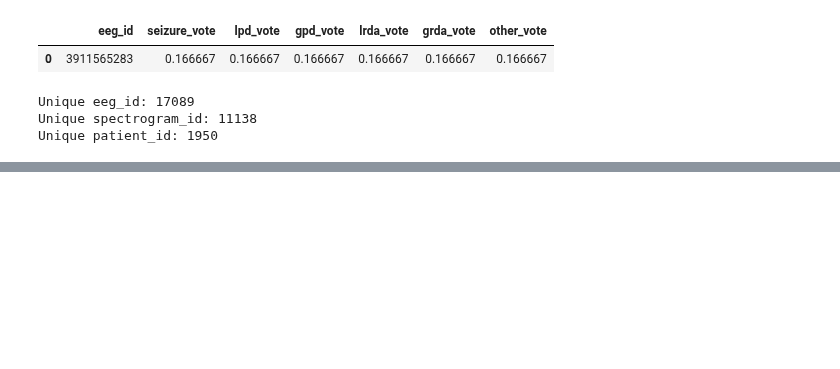
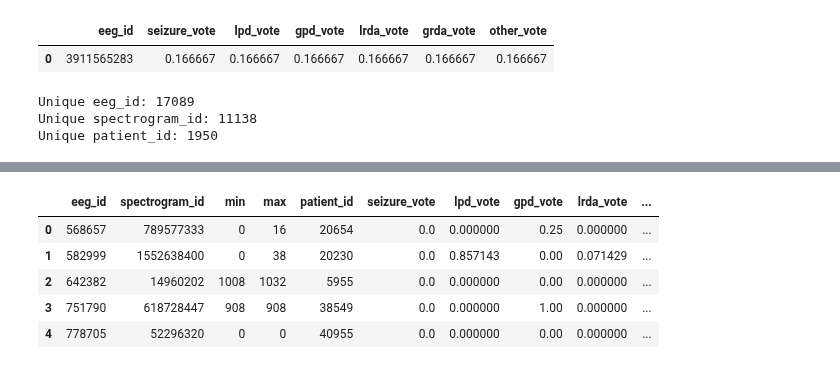
Before and after one commit to AzimuthLI/kaggle_hms, a Jupyter notebook: notebooks/EDA.ipynb, the cells around one changed output, grey strips where cells are left out. Saved outputs shown, nothing was run; the diff lists cells and outputs as text; code cells hidden in the pictures; blank space fills up the shorter version.

```diff
--- a/notebooks/EDA.ipynb
+++ b/notebooks/EDA.ipynb
@@ -47,0 +147,11 @@ Unique patient_id: 1950
+# %%
+df_train = get_non_overlap(train_df, targets, calc_method='weighted')
+
+df_train.head()
+# %% [output]
+|  | eeg_id | spectrogram_id | min | max | patient_id | seizure_vote | lpd_vote | gpd_vote | lrda_vote | ... |
+| 0 | 568657 | 789577333 | 0 | 16 | 20654 | 0.0 | 0.000000 | 0.25 | 0.000000 | ... |
+| 1 | 582999 | 1552638400 | 0 | 38 | 20230 | 0.0 | 0.857143 | 0.00 | 0.071429 | ... |
+| 2 | 642382 | 14960202 | 1008 | 1032 | 5955 | 0.0 | 0.000000 | 0.00 | 0.000000 | ... |
+| 3 | 751790 | 618728447 | 908 | 908 | 38549 | 0.0 | 0.000000 | 1.00 | 0.000000 | ... |
+| 4 | 778705 | 52296320 | 0 | 0 | 40955 | 0.0 | 0.000000 | 0.00 | 0.000000 | ... |
```
Also changed, not shown: parts of 17 cells of this notebook, 6 other files.
